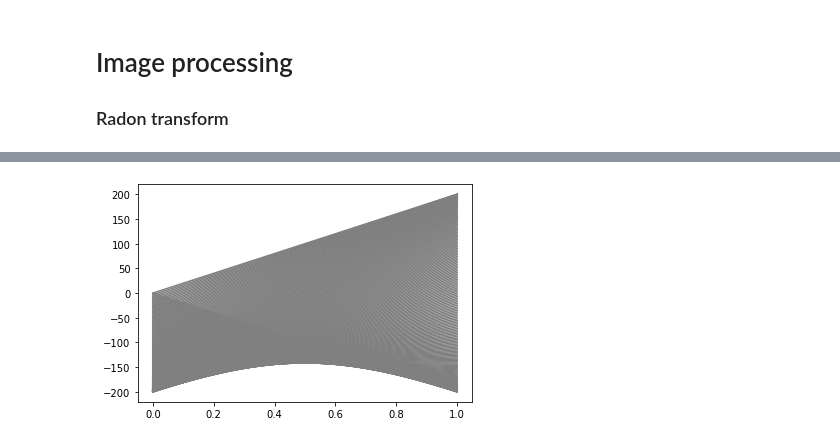
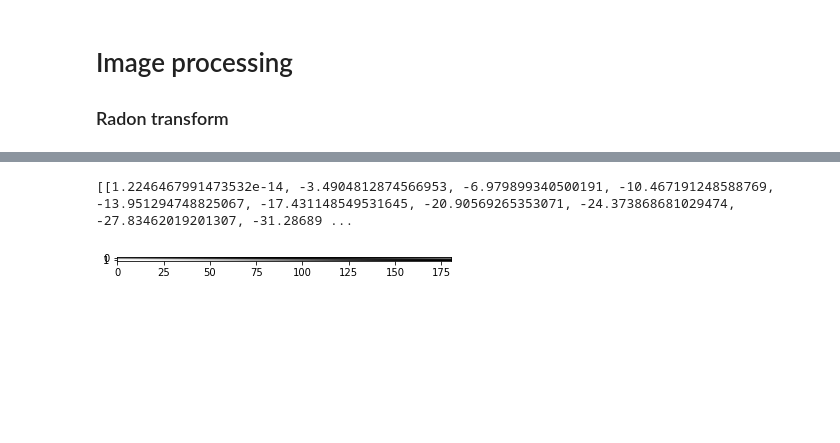
Before and after one commit to HelenaMaslowska/Tomograph, a Jupyter notebook: tk.ipynb, the cells around one changed output, grey strips where cells are left out. Saved outputs shown, nothing was run; the diff lists cells and outputs as text; code cells hidden in the pictures; blank space fills up the shorter version.

```diff
--- a/tk.ipynb
+++ b/tk.ipynb
@@ -123,25 +257,26 @@ showImage(radonImage)
 # %%
 import math
 
 #coords = np.array(image.shape[0], image.shape[1]) #1-400 array
 #x, y = image.shape[0], image.shape[1]
-
-n = 90 							# not sure
-r = 200 						# not sure
-plot = [[],[]]
-for alpha in range(90, 271):
-	radiansAlpha = math.radians(alpha)
-	xE = r * math.cos(radiansAlpha)
-	yE = r * math.sin(radiansAlpha)
-	for i in range(n):
-		fi = 90/n  				# not sure
-		xD = r * math.cos(radiansAlpha + math.pi + fi/2 + i*fi/(n-1))
-		yD = r * math.sin(radiansAlpha + math.pi + fi/2 + i*fi/(n-1))
-	plot[0].append(xE)
-	plot[1].append(yE)
-plt.plot(plot, color="gray")
-plt.show()
-#print(plot)
-#showImage(plot)
+def nk():
+	n = 90 							# not sure
+	r = 200 						# not sure
+	plot = [[],[]]
+	for alpha in range(90, 181):
+		radiansAlpha = math.radians(alpha)
+		xE = r * math.cos(radiansAlpha)
+		yE = r * math.sin(radiansAlpha)
+		for i in range(n):
+			fi = 90/n  				# not sure
+			xD = r * math.cos(radiansAlpha + math.pi + fi/2 + i*fi/(n-1))
+			yD = r * math.sin(radiansAlpha + math.pi + fi/2 + i*fi/(n-1))
+		plot[0].append(xE)
+		plot[1].append(yE)
+	plt.plot(plot, color="gray")
+	plt.show()
+print(plot)
+showImage(plot)
 # %% [output]
+[[1.2246467991473532e-14, -3.4904812874566953, -6.979899340500191, -10.467191248588769, -13.951294748825067, -17.431148549531645, -20.90569265353071, -24.373868681029474, -27.83462019201307, -31.28689 ...
-[figure, old version]
+[figure, new version]
```
Also changed, not shown: parts of 4 cells of this notebook.
